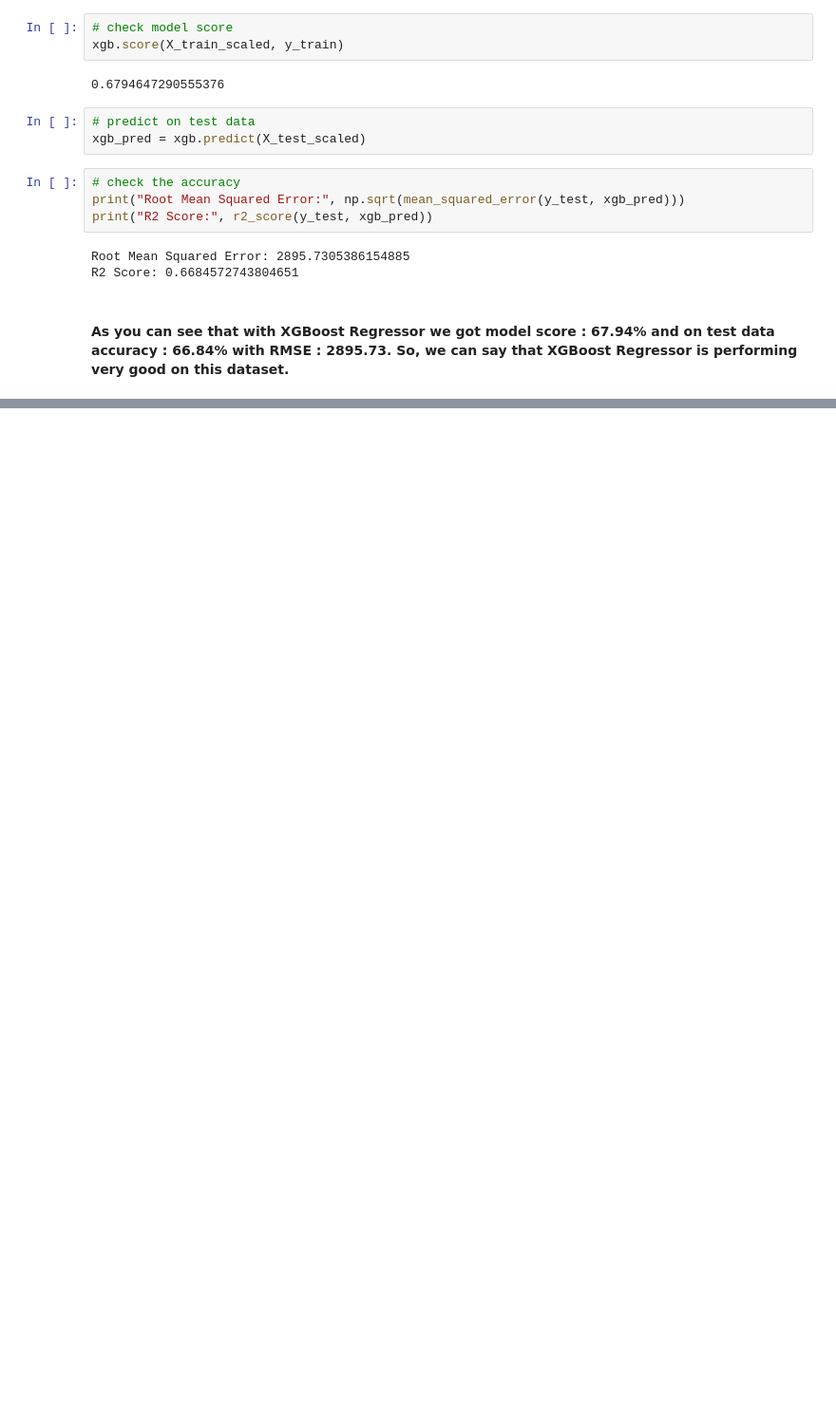
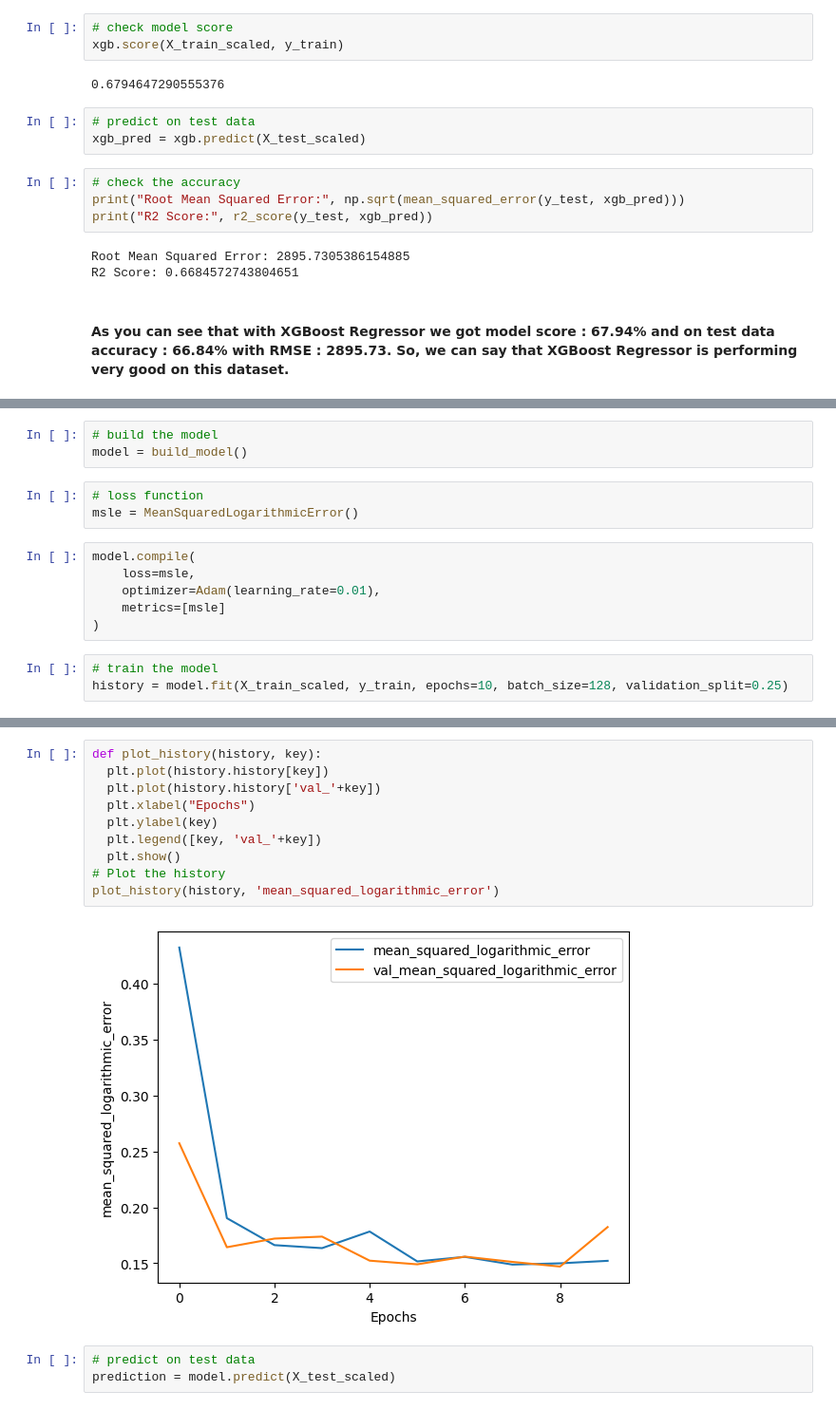
Before and after one commit to Akshay-Paunikar/EDA_and_Feature_Engineering, a Jupyter notebook: Day_2_Black_Friday_Dataset/Day_2_Black_Friday_Dataset.ipynb, the cells around one changed output, grey strips where cells are left out. Shown: that part at 95% size. Cells and saved outputs as stored; diff of their text form; blank space fills up the shorter version.

```diff
--- a/Day_2_Black_Friday_Dataset/Day_2_Black_Friday_Dataset.ipynb
+++ b/Day_2_Black_Friday_Dataset/Day_2_Black_Friday_Dataset.ipynb
@@ -711,0 +773,15 @@ R2 Score: 0.6684572743804651
+# %%
+# build the model
+model = build_model()
+# %%
+# loss function
+msle = MeanSquaredLogarithmicError()
+# %%
+model.compile(
+    loss=msle,
+    optimizer=Adam(learning_rate=0.01),
+    metrics=[msle]
+)
+# %%
+# train the model
+history = model.fit(X_train_scaled, y_train, epochs=10, batch_size=128, validation_split=0.25)
@@ -711,0 +829,15 @@ R2 Score: 0.6684572743804651
+# %%
+def plot_history(history, key):
+  plt.plot(history.history[key])
+  plt.plot(history.history['val_'+key])
+  plt.xlabel("Epochs")
+  plt.ylabel(key)
+  plt.legend([key, 'val_'+key])
+  plt.show()
+# Plot the history
+plot_history(history, 'mean_squared_logarithmic_error')
+# %% [output]
+[figure, added]
+# %%
+# predict on test data
+prediction = model.predict(X_test_scaled)
```
Also changed, not shown: parts of 15 cells of this notebook, 2 other files.
